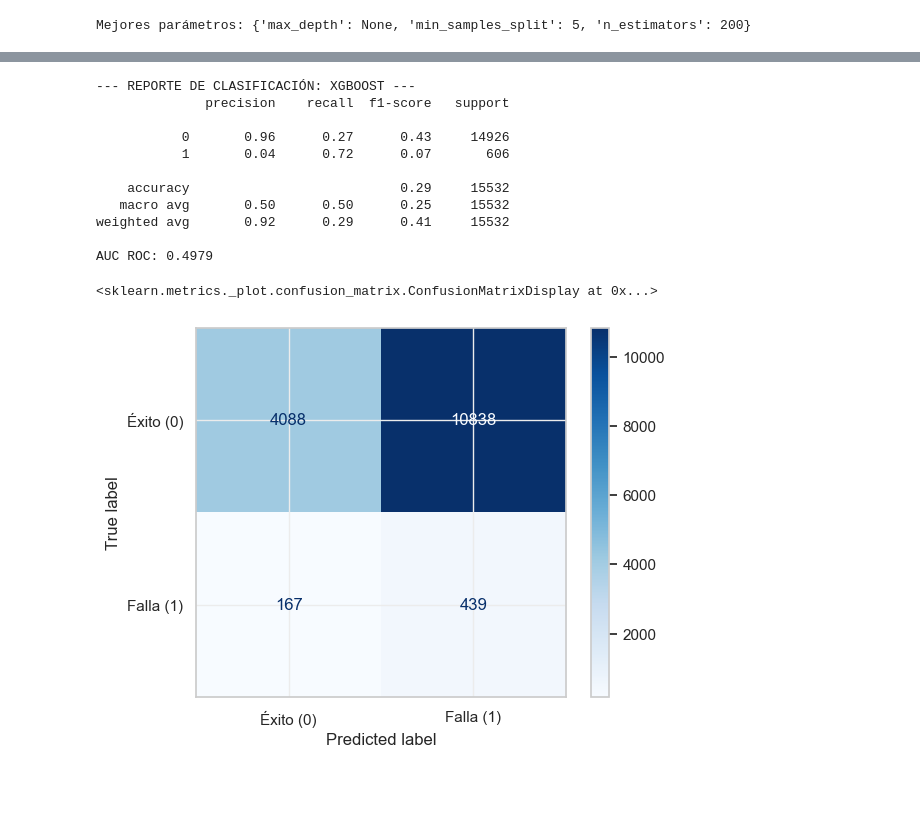
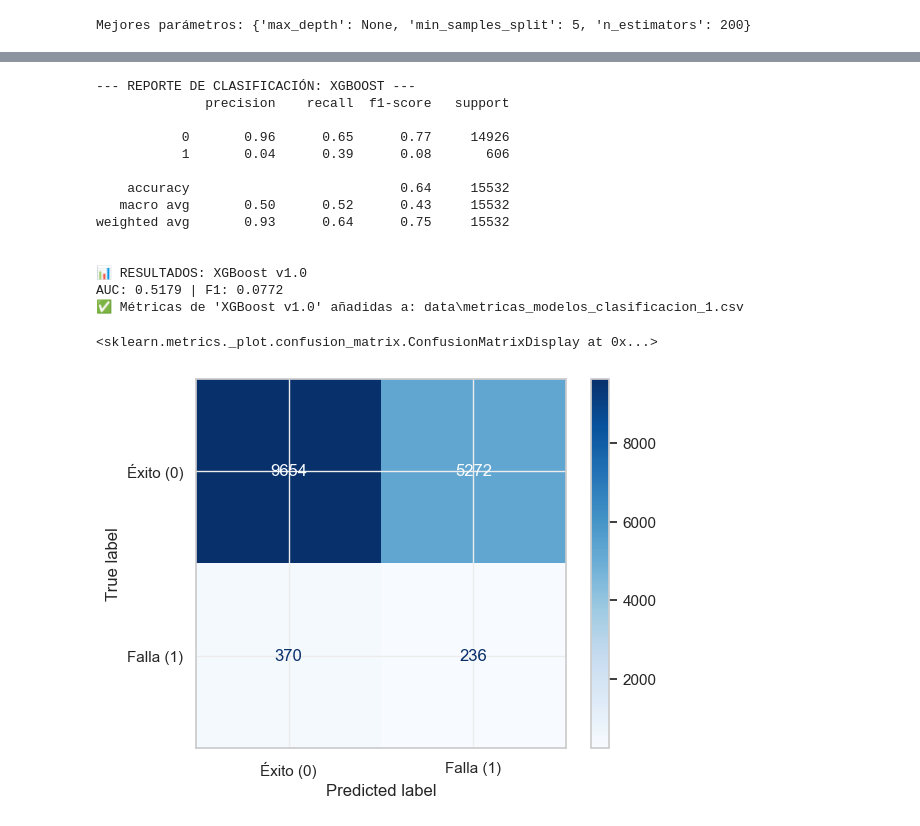
Before and after one commit to AlejandroSegura24/Ecommerce-Business-Intelligence-Lab, a Jupyter notebook: Notebooks/1 Model Benchmarking Cancelled vs Delivered.ipynb, the cells around one changed output, grey strips where cells are left out. Saved outputs shown, nothing was run; the diff lists cells and outputs as text; code cells hidden in the pictures; blank space fills up the shorter version.

Commit message:
creacion de funcion, implementacion de nuevo modelo y nuevos markdowns

```diff
--- a/Notebooks/1 Model Benchmarking Cancelled vs Delivered.ipynb
+++ b/Notebooks/1 Model Benchmarking Cancelled vs Delivered.ipynb
@@ -432,39 +457,42 @@ scale_weight = counts[0] / counts[1]
 xgb_model = xgb.XGBClassifier(
     n_estimators=200,
     max_depth=6,
     learning_rate=0.1,
     scale_pos_weight=scale_weight,
     eval_metric='logloss',
     random_state=42
 )
 
 # 3. Entrenamiento
-xgb_model.fit(X_train_res, y_train_res)
+xgb_model.fit(X_train, y_train)
 
 # 4. Predicción
 y_pred_xgb = xgb_model.predict(X_test)
 y_probs_xgb = xgb_model.predict_proba(X_test)[:, 1]
 
 # 5. Evaluación
 print("--- REPORTE DE CLASIFICACIÓN: XGBOOST ---")
 print(classification_report(y_test, y_pred_xgb))
-print(f"AUC ROC: {roc_auc_score(y_test, y_probs_xgb):.4f}")
+evaluar_y_guardar_csv(xgb_model, X_test, y_test, 'XGBoost v1.0', nombre_archivo='metricas_modelos_clasificacion_1.csv')
 
 # 6. Matriz de Confusión
 cm = confusion_matrix(y_test, y_pred_xgb)
 disp = ConfusionMatrixDisplay(confusion_matrix=cm, display_labels=['Éxito (0)', 'Falla (1)'])
 disp.plot(cmap='Blues')
 # %% [output]
 --- REPORTE DE CLASIFICACIÓN: XGBOOST ---
               precision    recall  f1-score   support
 
-           0       0.96      0.27      0.43     14926
-           1       0.04      0.72      0.07       606
+           0       0.96      0.65      0.77     14926
+           1       0.04      0.39      0.08       606
 
-    accuracy                           0.29     15532
-   macro avg       0.50      0.50      0.25     15532
-weighted avg       0.92      0.29      0.41     15532
+    accuracy                           0.64     15532
+   macro avg       0.50      0.52      0.43     15532
+weighted avg       0.93      0.64      0.75     15532
 
-AUC ROC: 0.4979
+
+📊 RESULTADOS: XGBoost v1.0
+AUC: 0.5179 | F1: 0.0772
+✅ Métricas de 'XGBoost v1.0' añadidas a: data\metricas_modelos_clasificacion_1.csv
 <sklearn.metrics._plot.confusion_matrix.ConfusionMatrixDisplay at 0x...>
-[figure, old version]
+[figure, new version]
```
Also changed, not shown: parts of 9 cells of this notebook, 1 other file.
